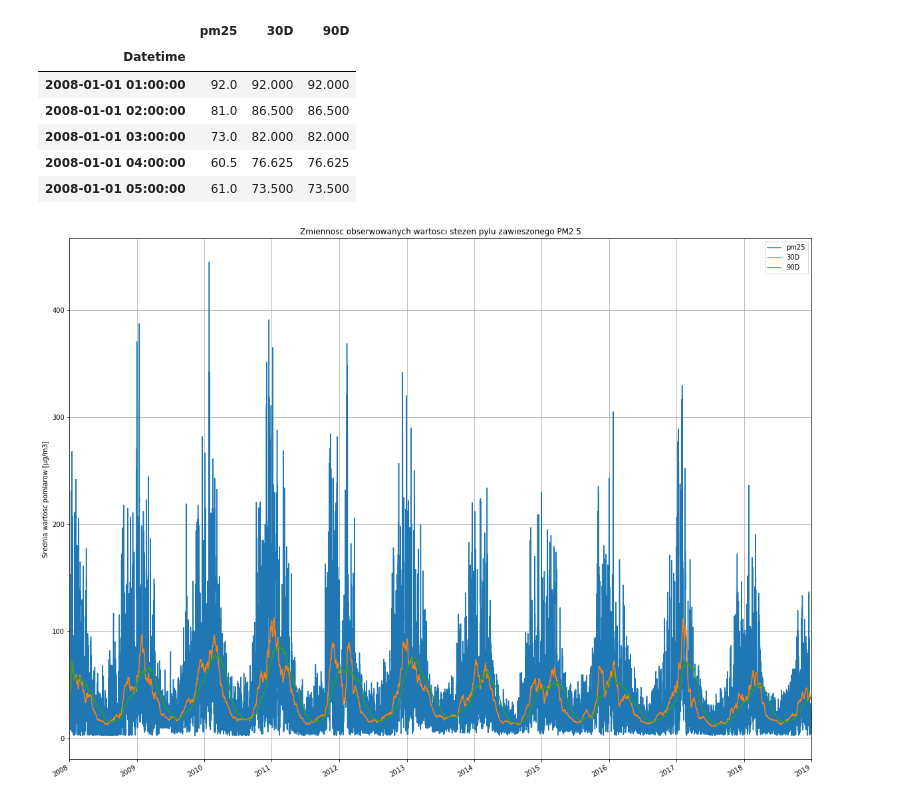
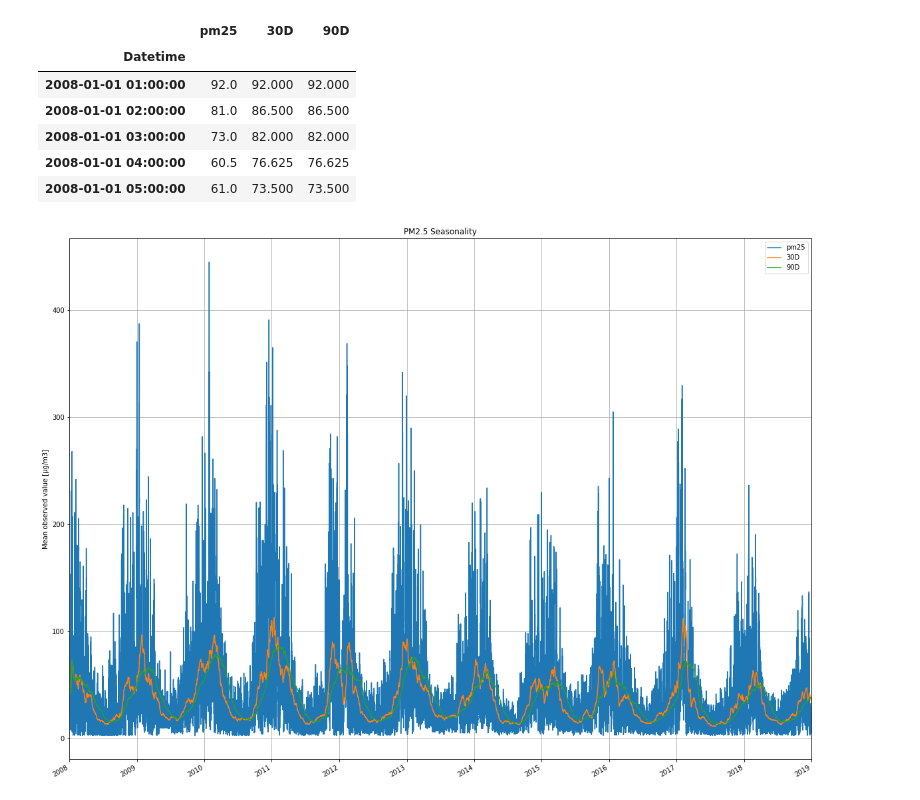
Before and after one commit to ksatola/air-polution, a Jupyter notebook: agh/030_EDA_PM25.ipynb, the cells around one changed output. Cells and saved outputs as stored; diff of their text form; code cells hidden in the pictures.

```diff
--- a/agh/030_EDA_PM25.ipynb
+++ b/agh/030_EDA_PM25.ipynb
@@ -434,9 +437,10 @@ dfts.head()
 | 2008-01-01 05:00:00 | 61.0 | 73.500 | 73.500 |
 # %%
 dfts.plot(grid=True, figsize=(20, 16))
-plt.title('Zmiennosc obserwowanych wartosci stezen pylu zawieszonego PM2.5')
-plt.ylabel('Srednia wartosc pomiarow [µg/m3]')
+plt.title('PM2.5 Seasonality')
+plt.ylabel('Mean observed value [µg/m3]')
 plt.xlabel('')
+plt.savefig('images/eda_pm_mean_seasonality.png')
 plt.show();
 # %% [output]
-[figure, old version]
+[figure, new version]
```
Also changed, not shown: parts of 16 cells of this notebook, 4 other files.
